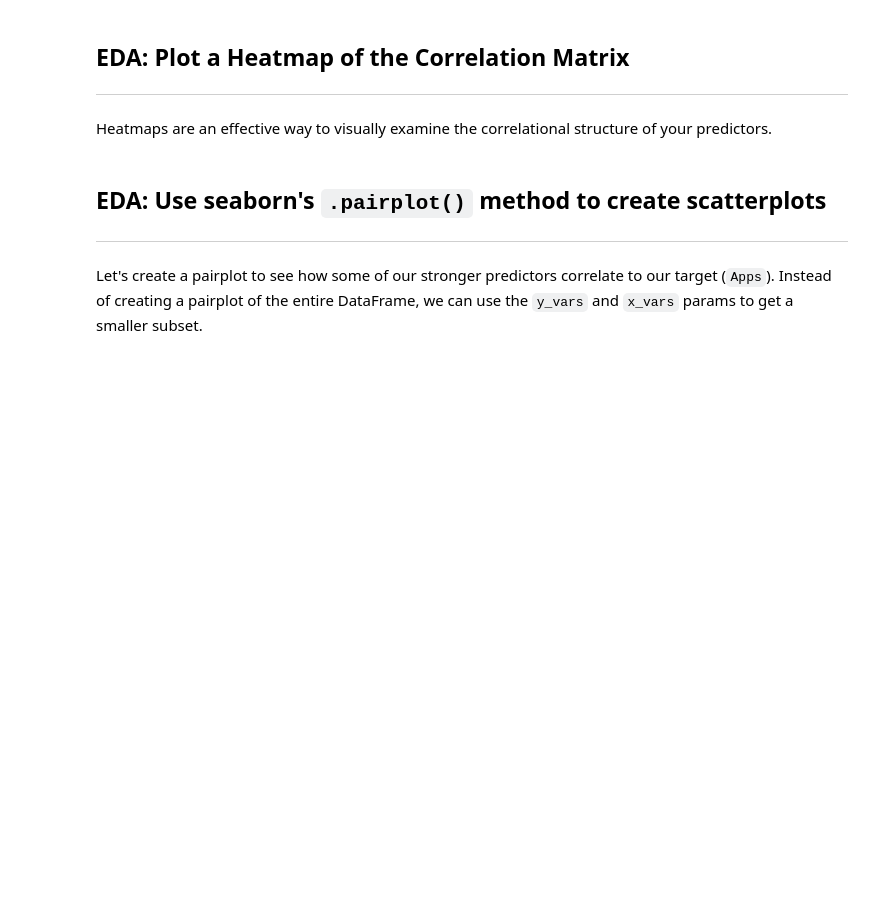
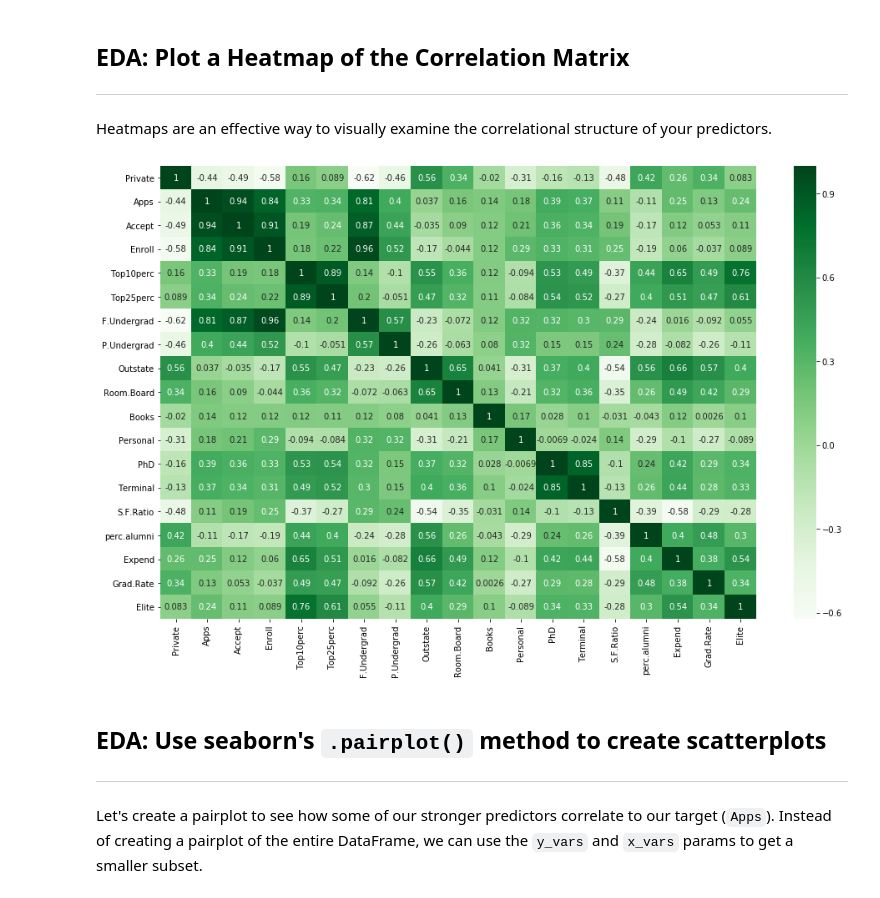
Before and after one commit to persocom01/GA-lessons, a Jupyter notebook: 3.07-lesson-model-workflow/starter-code.ipynb, the cells around one changed output. Drawn from its saved outputs; the diff is of its cells as text; code cells hidden in the pictures; blank space fills up the shorter version.

```diff
--- a/3.07-lesson-model-workflow/starter-code.ipynb
+++ b/3.07-lesson-model-workflow/starter-code.ipynb
@@ -51,3 +117,5 @@ Check the following in the cells below:
 ---
 
 `PhD` is being read in as a string because some of the cells contain non-numerical values. In the cell below, replace any non-numerical values with `NaN`'s, and change the column datatype to float.
+# %%
+data['PhD'] = pd.to_numeric(data['PhD'], errors='coerce')
@@ -56,6 +170,8 @@ Check the following in the cells below:
 ---
 
 Since there are a small percentage of null cells, let's go ahead and drop them.
+# %%
+data.dropna(inplace=True)
 # %% [markdown]
 ## Feature engineering: Binarize `'Private'` column
 ---
@@ -63,0 +192,2 @@ In the cells below, convert the `Private` column into numerical values.
+# %%
+data['Private'] = data['Private'].map(lambda x: 1 if x == 'Yes' else 0)
@@ -68,3 +207,5 @@ In the cells below, convert the `Private` column into numerical values.
 The `Top10perc` is the percentage of students enrolled that graduated high school in the top 10th percentile. Let's create a column called `Elite` that has the following values:
 - 1 if `Top10perc` is greater than or equal to 50%
 - 0 if `Top10perc` is less than 50%
+# %%
+data['Elite'] = data['Top10perc'].map(lambda x: 1 if x >= 50 else 0)
@@ -73,6 +223,16 @@ The `Top10perc` is the percentage of students enrolled that graduated high schoo
 ---
 
 Heatmaps are an effective way to visually examine the correlational structure of your predictors.
+# %%
+fig, ax = plt.subplots(figsize=(16, 10))
+
+sb.heatmap(data.corr(), cmap='Greens',annot=True)
+# Corrects the heatmap for later versions of matplotlib.
+bottom, top = ax.get_ylim()
+ax.set_ylim(bottom+0.5, top-0.5)
+plt.show()
+# %% [output]
+[figure, added]
 # %% [markdown]
 ## EDA: Use seaborn's `.pairplot()` method to create scatterplots
 ---
```
Also changed, not shown: parts of 25 cells of this notebook, 25 other files.
